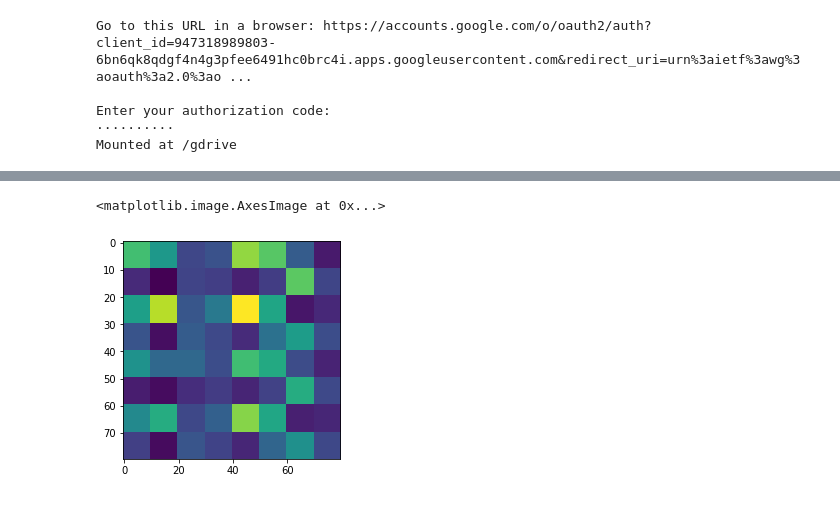
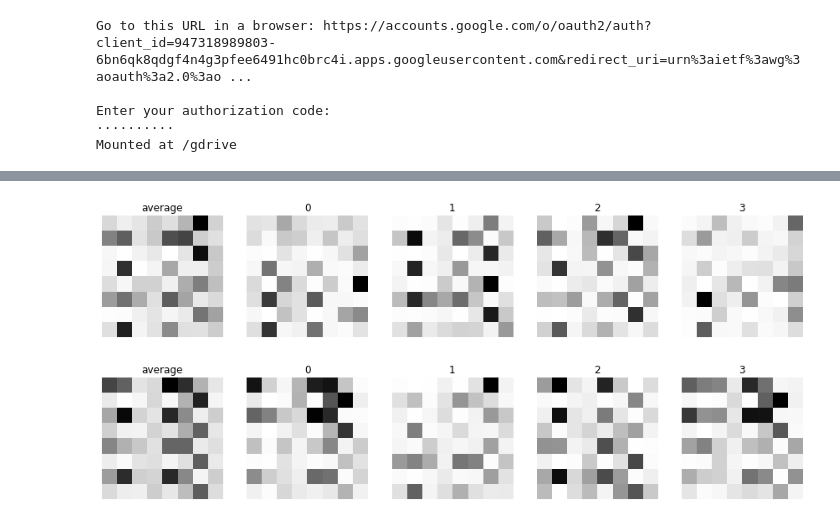
Before and after one commit to HongJaeKwon/kimhae_fire_detection, a Jupyter notebook: hjk_fire_model2.ipynb, the cells around one changed output, grey strips where cells are left out. Drawn from its saved outputs; the diff is of its cells as text; code cells hidden in the pictures.

```diff
--- a/hjk_fire_model2.ipynb
+++ b/hjk_fire_model2.ipynb
@@ -185,11 +156,45 @@ plt.imshow(resize_image)
-# %%
-non_fire=np.reshape(non_fire,(-1,8,8,1))
-array_to_img(non_fire.mean(0))
-resize_image = array_to_img(non_fire.mean(0)).resize((80,80))
-plt.imshow(resize_image)
-# %% [output]
-<matplotlib.image.AxesImage at 0x...>
-[figure, removed]
+# %%
+fig = plt.figure(figsize=(15,6))
+rows = 1
+cols = 5
+fire=np.reshape(fire,(-1,8,8,1))
+fire_batch = fire[np.random.randint(0, fire.shape[0], size=4)]
+
+resize_image = array_to_img(fire.mean(0)).resize((80,80))
+ax = fig.add_subplot(rows, cols,1)
+ax.imshow(resize_image,cmap='Greys')
+ax.set_title('average')
+ax.axis("off")
+
+for i in range(cols-1):
+    resize_image = array_to_img(fire_batch[i]).resize((80,80))
+    ax = fig.add_subplot(rows, cols, i+2)
+    ax.imshow(resize_image,cmap='Greys')
+    ax.set_title(str(i))
+    ax.axis("off")
+# %% [output]
+[figure, added]
+# %%
+fig = plt.figure(figsize=(15,6))
+rows = 1
+cols = 5
+non_fire=np.reshape(non_fire,(-1,8,8,1))
+non_fire_batch = non_fire[np.random.randint(0, non_fire.shape[0], size=4)]
+
+resize_image = array_to_img(non_fire.mean(0)).resize((80,80))
+ax = fig.add_subplot(rows, cols,1)
+ax.imshow(resize_image,cmap='Greys')
+ax.set_title('average')
+ax.axis("off")
+
+for i in range(cols-1):
+    resize_image = array_to_img(non_fire_batch[i]).resize((80,80))
+    ax = fig.add_subplot(rows, cols, i+2)
+    ax.imshow(resize_image,cmap='Greys')
+    ax.set_title(str(i))
+    ax.axis("off")
+# %% [output]
+[figure, added]
 # %%
 fire=np.reshape(fire,(-1,64))
 non_fire=np.reshape(non_fire,(-1,64))
```
Also changed, not shown: parts of 7 cells of this notebook.
